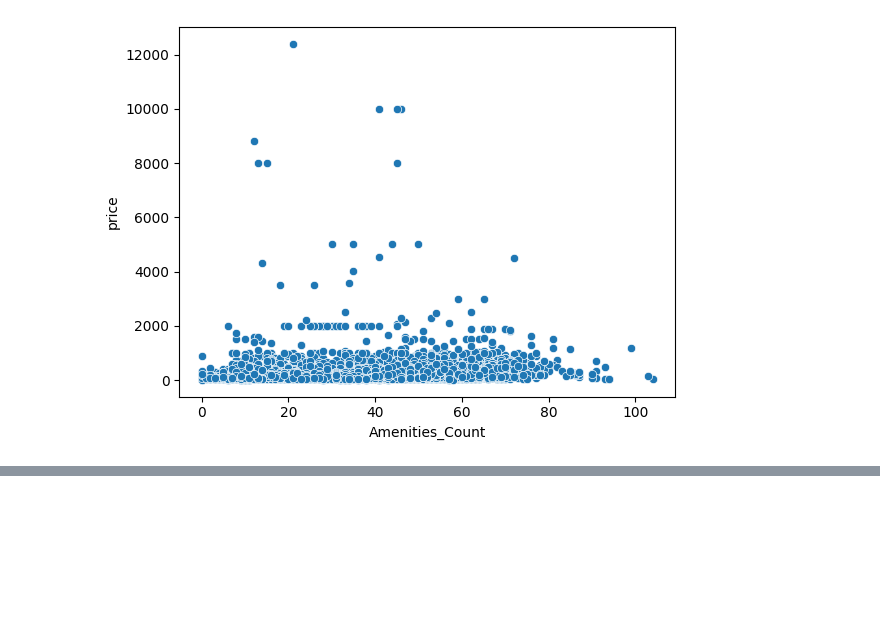
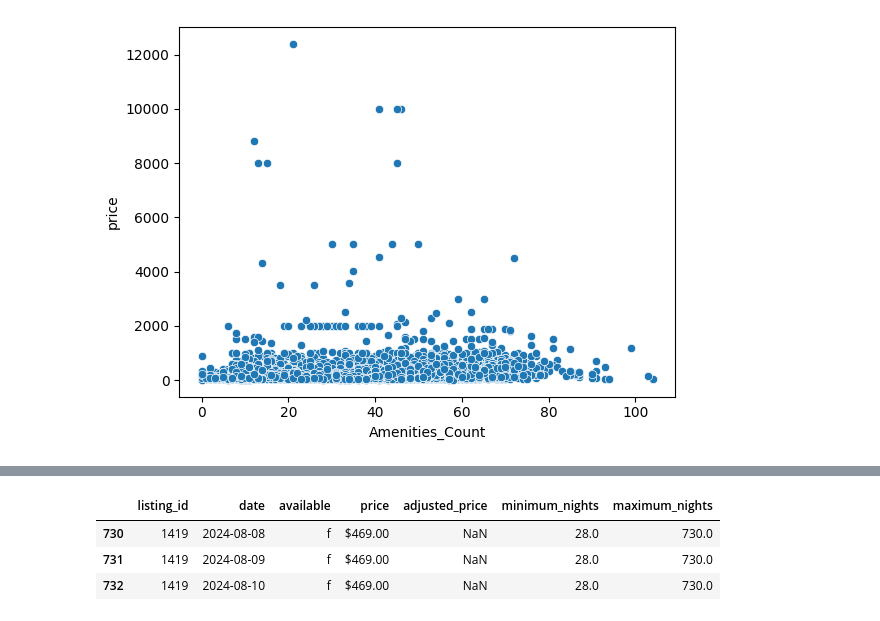
Before and after one commit to Subashcoder/Price_Prediction_and_Optimization, a Jupyter notebook: EDA.ipynb, the cells around one changed output, grey strips where cells are left out. Drawn from its saved outputs; the diff is of its cells as text; code cells hidden in the pictures; blank space fills up the shorter version.

```diff
--- a/EDA.ipynb
+++ b/EDA.ipynb
@@ -196,0 +233,7 @@ fig.show()
+# %%
+df_calender_zip[df_calender_zip['listing_id'] == 1419].head(3)
+# %% [output]
+|  | listing_id | date | available | price | adjusted_price | minimum_nights | maximum_nights |
+| 730 | 1419 | 2024-08-08 | f | $469.00 | NaN | 28.0 | 730.0 |
+| 731 | 1419 | 2024-08-09 | f | $469.00 | NaN | 28.0 | 730.0 |
+| 732 | 1419 | 2024-08-10 | f | $469.00 | NaN | 28.0 | 730.0 |
```
Also changed, not shown: parts of 10 cells of this notebook, 29 other files.
